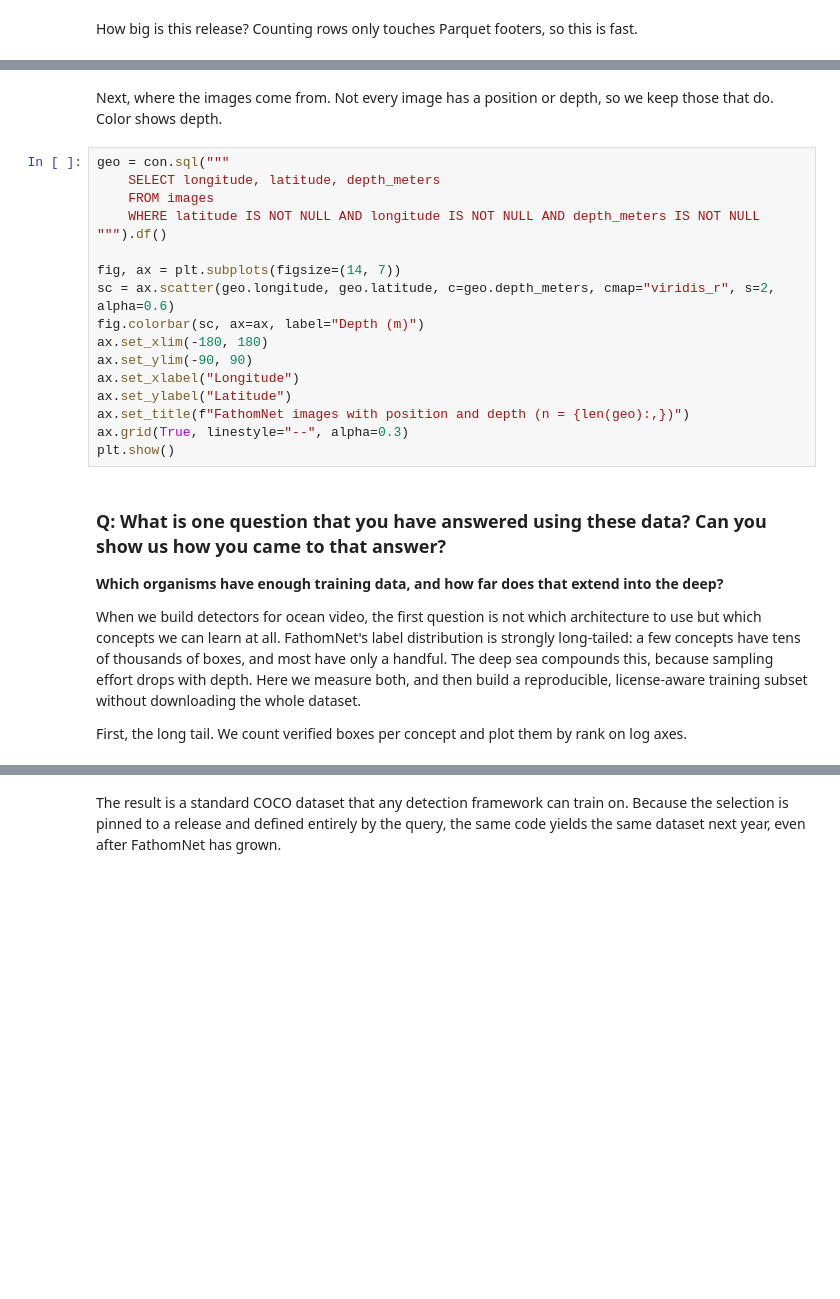
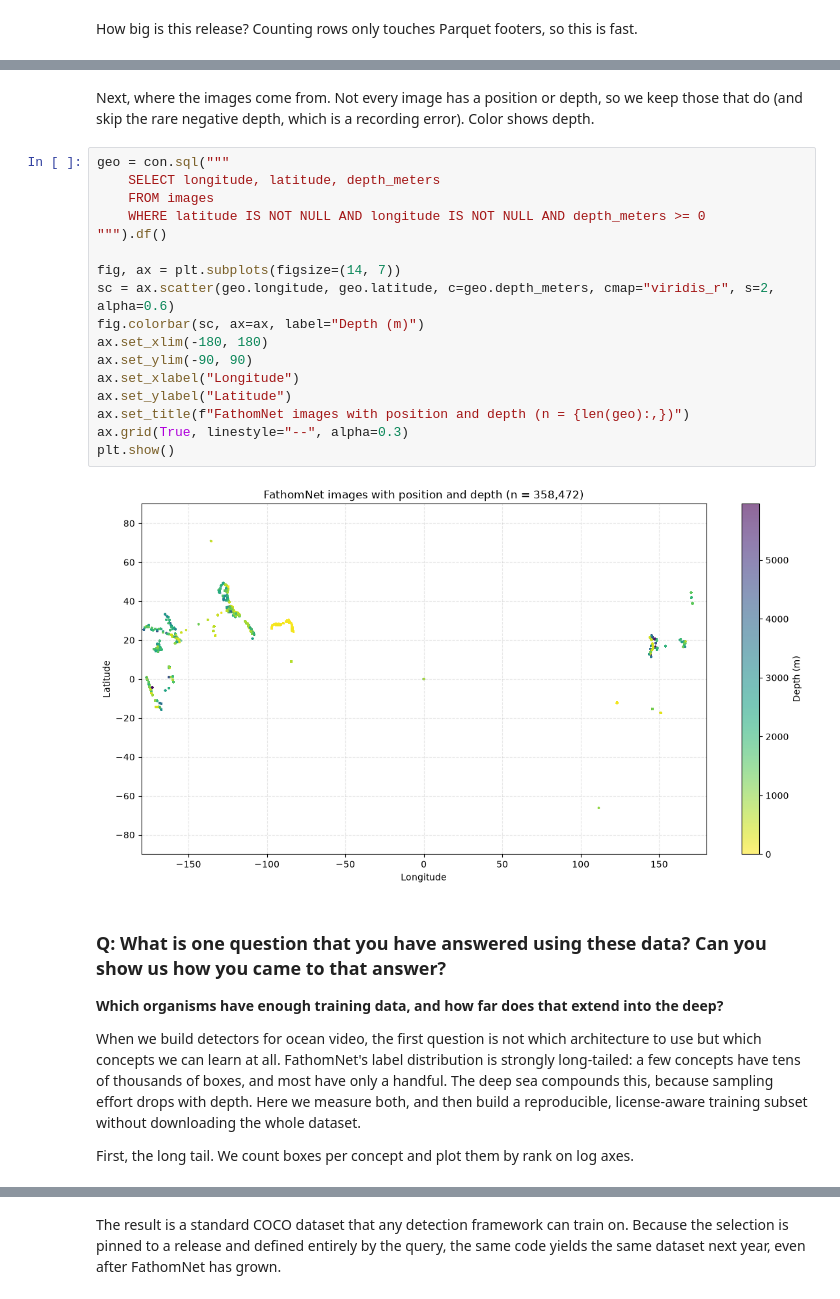
Before and after one commit to fathomnet/fathomnet-open-data, a Jupyter notebook: get-to-know-a-dataset.ipynb, the cells around one changed output, grey strips where cells are left out. Drawn from its saved outputs; the diff is of its cells as text; blank space fills up the shorter version.

```diff
--- a/get-to-know-a-dataset.ipynb
+++ b/get-to-know-a-dataset.ipynb
@@ -253,23 +307,26 @@ plt.show()
 # %% [markdown]
-Next, where the images come from. Not every image has a position or depth, so we keep those that do.
+Next, where the images come from. Not every image has a position or depth, so we keep those that do (and skip
+the rare negative depth, which is a recording error).
 Color shows depth.
 # %%
 geo = con.sql("""
     SELECT longitude, latitude, depth_meters
     FROM images
-    WHERE latitude IS NOT NULL AND longitude IS NOT NULL AND depth_meters IS NOT NULL
+    WHERE latitude IS NOT NULL AND longitude IS NOT NULL AND depth_meters >= 0
 """).df()
 
 fig, ax = plt.subplots(figsize=(14, 7))
 sc = ax.scatter(geo.longitude, geo.latitude, c=geo.depth_meters, cmap="viridis_r", s=2, alpha=0.6)
 fig.colorbar(sc, ax=ax, label="Depth (m)")
 ax.set_xlim(-180, 180)
 ax.set_ylim(-90, 90)
 ax.set_xlabel("Longitude")
 ax.set_ylabel("Latitude")
 ax.set_title(f"FathomNet images with position and depth (n = {len(geo):,})")
 ax.grid(True, linestyle="--", alpha=0.3)
 plt.show()
+# %% [output]
+[figure, added]
 # %% [markdown]
 ### Q: What is one question that you have answered using these data? Can you show us how you came to that answer?
 
@@ -281,7 +338,7 @@ concepts have tens of thousands of boxes, and most have only a handful. The deep
 because sampling effort drops with depth. Here we measure both, and then build a reproducible,
 license-aware training subset without downloading the whole dataset.
 
-First, the long tail. We count verified boxes per concept and plot them by rank on log axes.
+First, the long tail. We count boxes per concept and plot them by rank on log axes.
 # %%
 per_concept = con.sql("""
     SELECT concept, count(*) AS n
```
Also changed, not shown: parts of 19 cells of this notebook, 1 other file.
